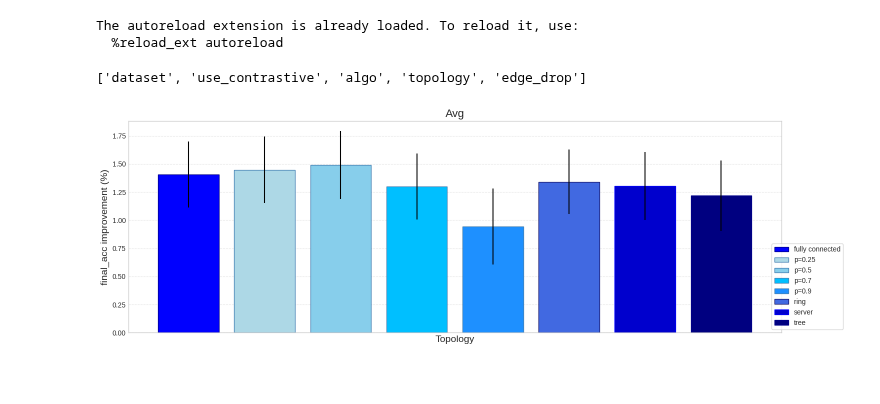
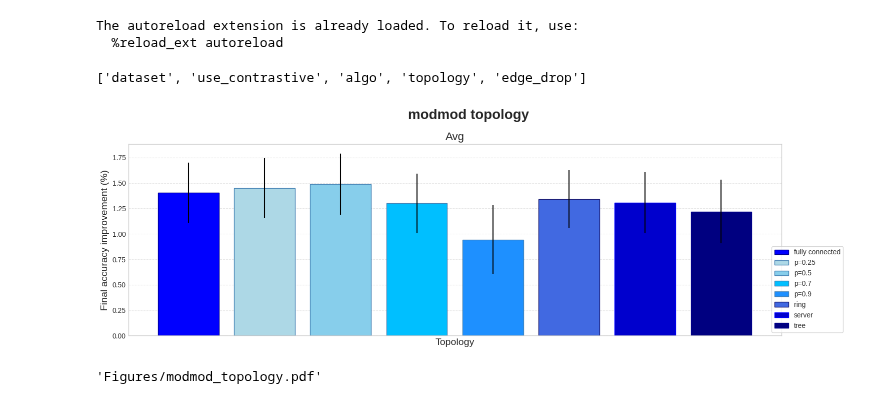
Before and after one commit to vlongle/learning-hive, a Jupyter notebook: plot_topology.ipynb, the cells around one changed output. Cells and saved outputs as stored; diff of their text form; code cells hidden in the pictures; blank space fills up the shorter version.

```diff
--- a/plot_topology.ipynb
+++ b/plot_topology.ipynb
@@ -12,8 +12,11 @@ metric = 'auc'
 metric = 'final_acc'
 error_type = 'sem'
 
-what_to_plot = 'fed'
+what_to_plot = 'federated'
 what_to_plot = 'modmod'
+
+
+multi_dataset=False
 # %%
 # analyze_multiple(fedavg_path)
 # %%
@@ -156,7 +166,7 @@ def get_modmod_df():
     # df = pd.concat([modmod_df, vanilla_df, fc_df])
     return df
 # %%
-if what_to_plot == 'fed':
+if what_to_plot == 'federated':
     df = get_fed_df()
 else:
     df = get_modmod_df()
@@ -294,8 +304,13 @@ def plot(df, color_map, edgecolor_map, remap_name, name='', ax=None, include_leg
         elif 'monolithic' in algo:
             legend_entries[label][1] = color_map[algo]
 
+    metric_label = {
+        'auc': 'AUC',
+        'final_acc': 'Final accuracy'
+    }
+    metric_l = metric_label[metric]
     ax.set_xticks([])
-    ax.set_ylabel(f'{metric} improvement (%)', fontsize=14)
+    ax.set_ylabel(f'{metric_l} improvement (%)', fontsize=14)
     ax.set_xlabel('Topology', fontsize=14)
     ax.set_title(name, fontsize=16)
 
@@ -307,18 +322,22 @@ def plot(df, color_map, edgecolor_map, remap_name, name='', ax=None, include_leg
             ax.legend( frameon=True, loc='lower right', bbox_to_anchor=(1.1, 0.0))
 
     ax.grid(True, which='major', linestyle='--', alpha=0.5)
-    plt.tight_layout()
 # %%
 df = aggregate_by_new_groups(df_mapped)
 df[metric] *= 100
 df[metric + '_error'] *= 100
 
 
-
-plot(df, color_map, edgecolor_map, remap_name, name='Avg', multicolor=False)
-fig.suptitle('Federated topology', fontsize=20, fontweight='bold', y=1.1)
-fig.savefig('Figures/fed_topology.pdf')
+fig, ax = plt.subplots(1, 1, figsize=(15, 5))
+plot(df, color_map, edgecolor_map, remap_name, name='Avg', multicolor=what_to_plot == 'federated', ax=ax)
+fig.suptitle(f'{what_to_plot} topology', fontsize=20, fontweight='bold')
+plt.tight_layout()
+fig.savefig(f'Figures/{what_to_plot}_topology.pdf')
 # %% [output]
 ['dataset', 'use_contrastive', 'algo', 'topology', 'edge_drop']
-[figure, old version]
+[figure, new version]
+# %%
+f'Figures/{what_to_plot}_topology.pdf'
+# %% [output]
+'Figures/modmod_topology.pdf'
 # %%
```
Also changed, not shown: parts of 2 cells of this notebook, 24 other files.
